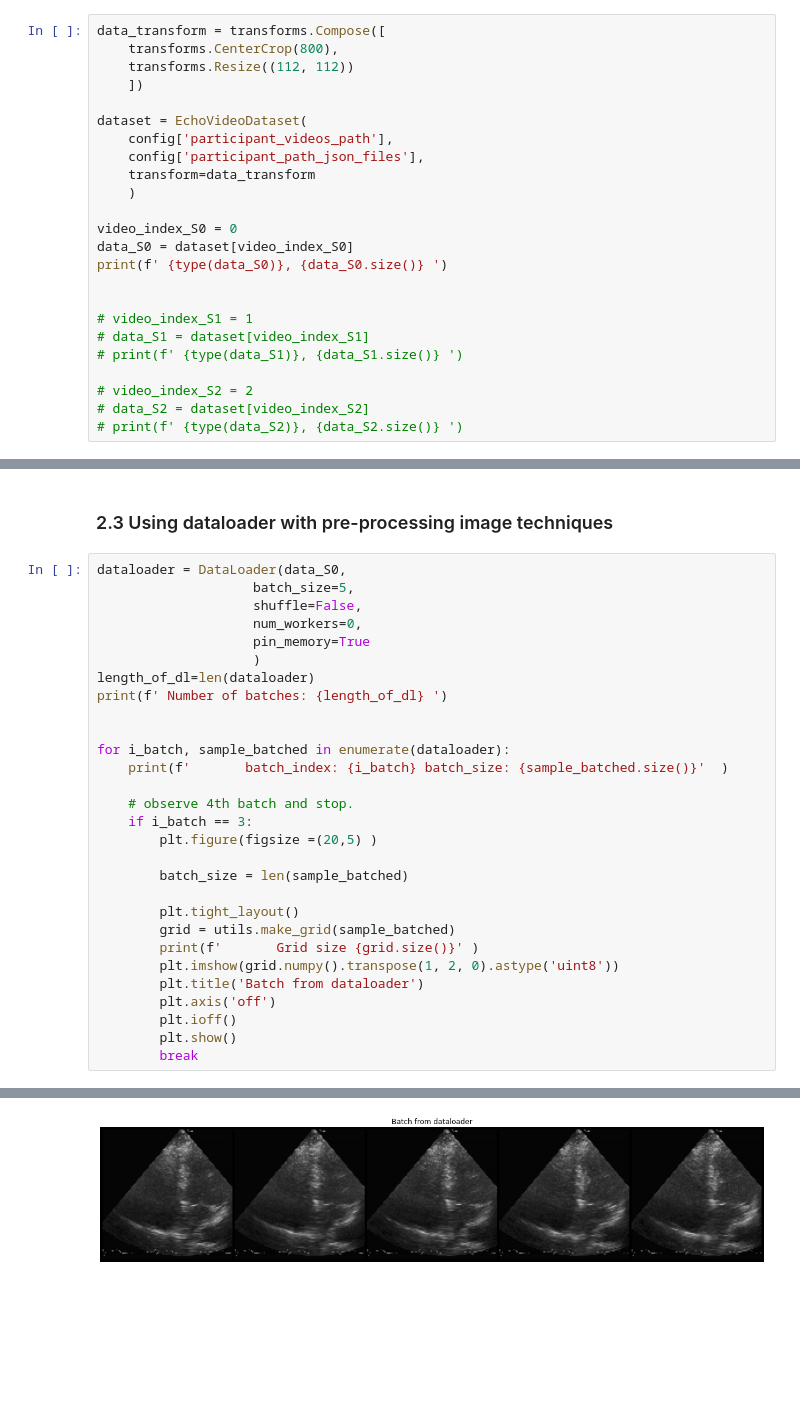
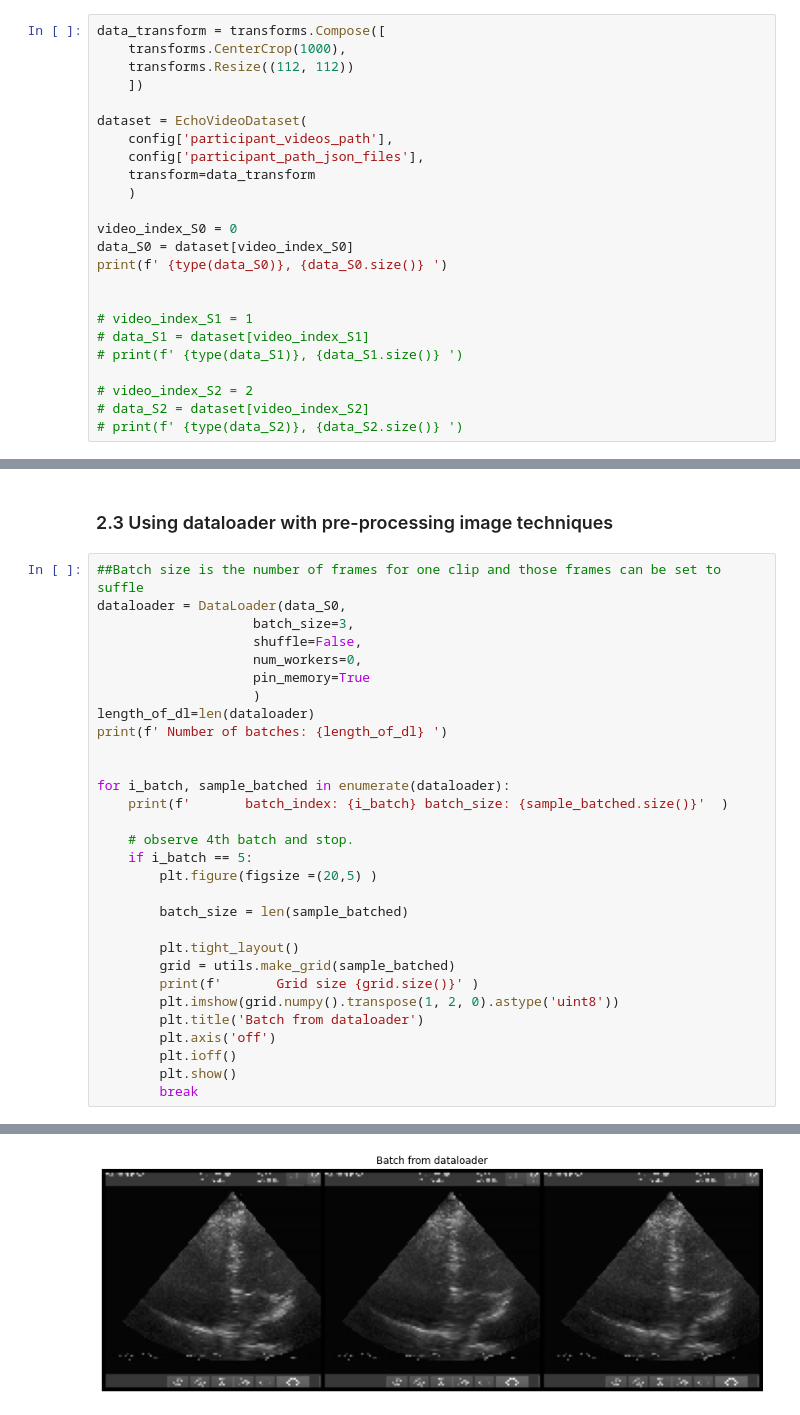
Before and after one commit to vital-ultrasound/ai-echocardiography-for-low-resource-countries, a Jupyter notebook: scripts/dataloaders/notebook.ipynb, the cells around one changed output, grey strips where cells are left out. Drawn from its saved outputs; the diff is of its cells as text; blank space fills up the shorter version.

```diff
--- a/scripts/dataloaders/notebook.ipynb
+++ b/scripts/dataloaders/notebook.ipynb
@@ -55,7 +55,7 @@ with open(YML_FILE, 'r') as yml:
 ### 2.2 Setting variables and loading datasets using pytorch dataloader
 # %%
 data_transform = transforms.Compose([
-    transforms.CenterCrop(800),
+    transforms.CenterCrop(1000),
     transforms.Resize((112, 112))
     ])
 
@@ -87,8 +87,9 @@ Function '__getitem__' executed in 123.9979s
 # %% [markdown]
 ### 2.3 Using dataloader with pre-processing image techniques
 # %%
+##Batch size is the number of frames for one clip and those frames can be set to suffle
 dataloader = DataLoader(data_S0,
-                    batch_size=5,
+                    batch_size=3,
                     shuffle=False,
                     num_workers=0,
                     pin_memory=True
@@ -101,7 +102,7 @@ for i_batch, sample_batched in enumerate(dataloader):
     print(f'       batch_index: {i_batch} batch_size: {sample_batched.size()}'  )
 
     # observe 4th batch and stop.
-    if i_batch == 3:
+    if i_batch == 5:
         plt.figure(figsize =(20,5) )
 
         batch_size = len(sample_batched)
@@ -125 +128 @@ for i_batch, sample_batched in enumerate(dataloader):
-[figure, old version]
+[figure, new version]
```
Also changed, not shown: parts of 2 cells of this notebook.
